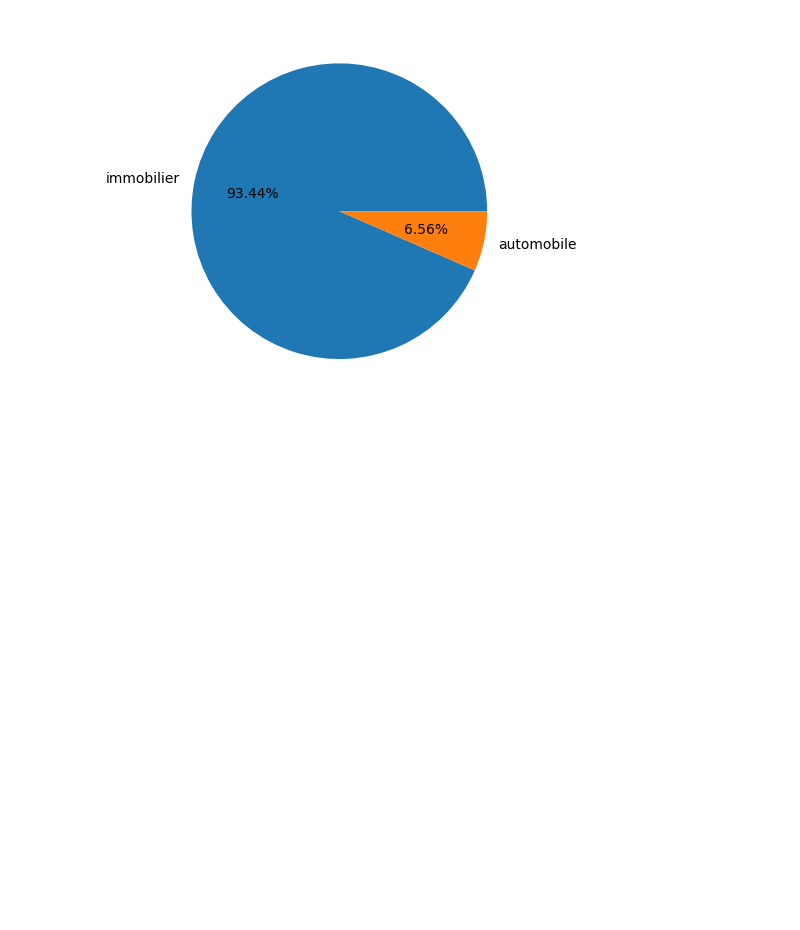
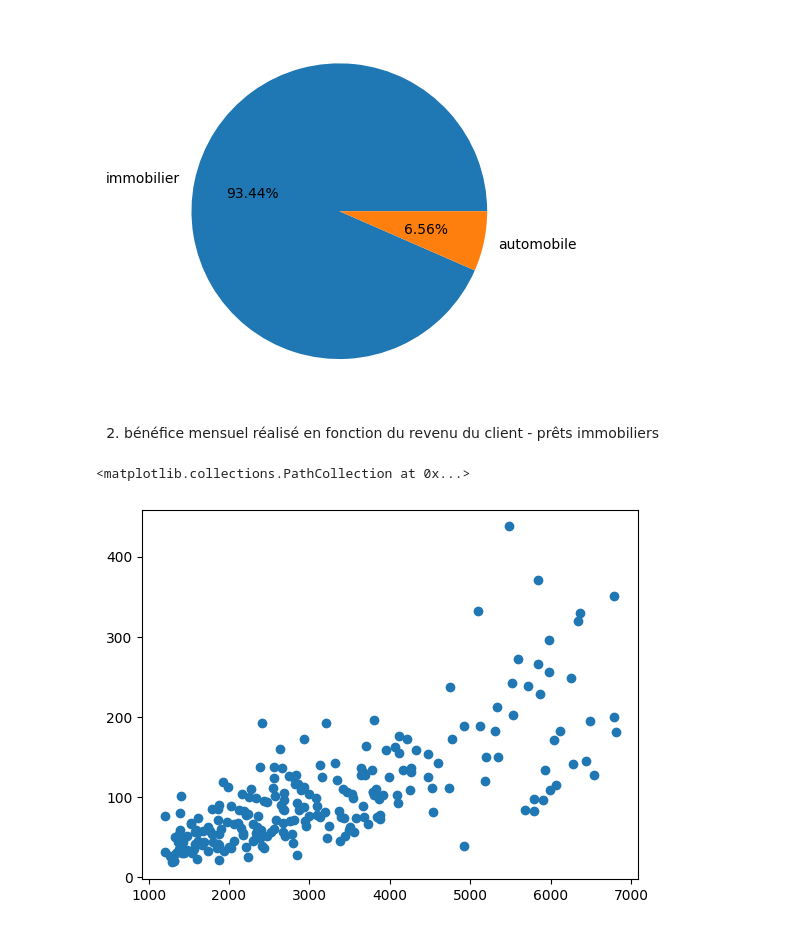
Before and after one commit to laurentpicardLP2/JLP-EVAL2, a Jupyter notebook: notebooks/P3/P3C2 - Tracez des graphiques avec Matplotlib.ipynb, the cells around one changed output. Cells and saved outputs as stored; diff of their text form; code cells hidden in the pictures; blank space fills up the shorter version.

```diff
--- a/notebooks/P3/P3C2 - Tracez des graphiques avec Matplotlib.ipynb
+++ b/notebooks/P3/P3C2 - Tracez des graphiques avec Matplotlib.ipynb
@@ -98,3 +98,11 @@ plt.pie(x=type_agreg['nombre'], labels=type_agreg['type'], autopct='%.2f%%')
  [Text(-0.5873134249207046, 0.12273117333388386, '93.44%'),
   Text(0.5873134356502027, -0.12273112198931106, '6.56%')])
 [figure]
+# %% [markdown]
+2. bénéfice mensuel réalisé en fonction du revenu du client - prêts immobiliers
+# %%
+prets_imo = prets.loc[prets['type'] == 'immobilier', :]
+plt.scatter(prets_imo['revenu'], prets_imo['benefices'])
+# %% [output]
+<matplotlib.collections.PathCollection at 0x...>
+[figure, added]
```
Also changed, not shown: parts of 5 cells of this notebook.
